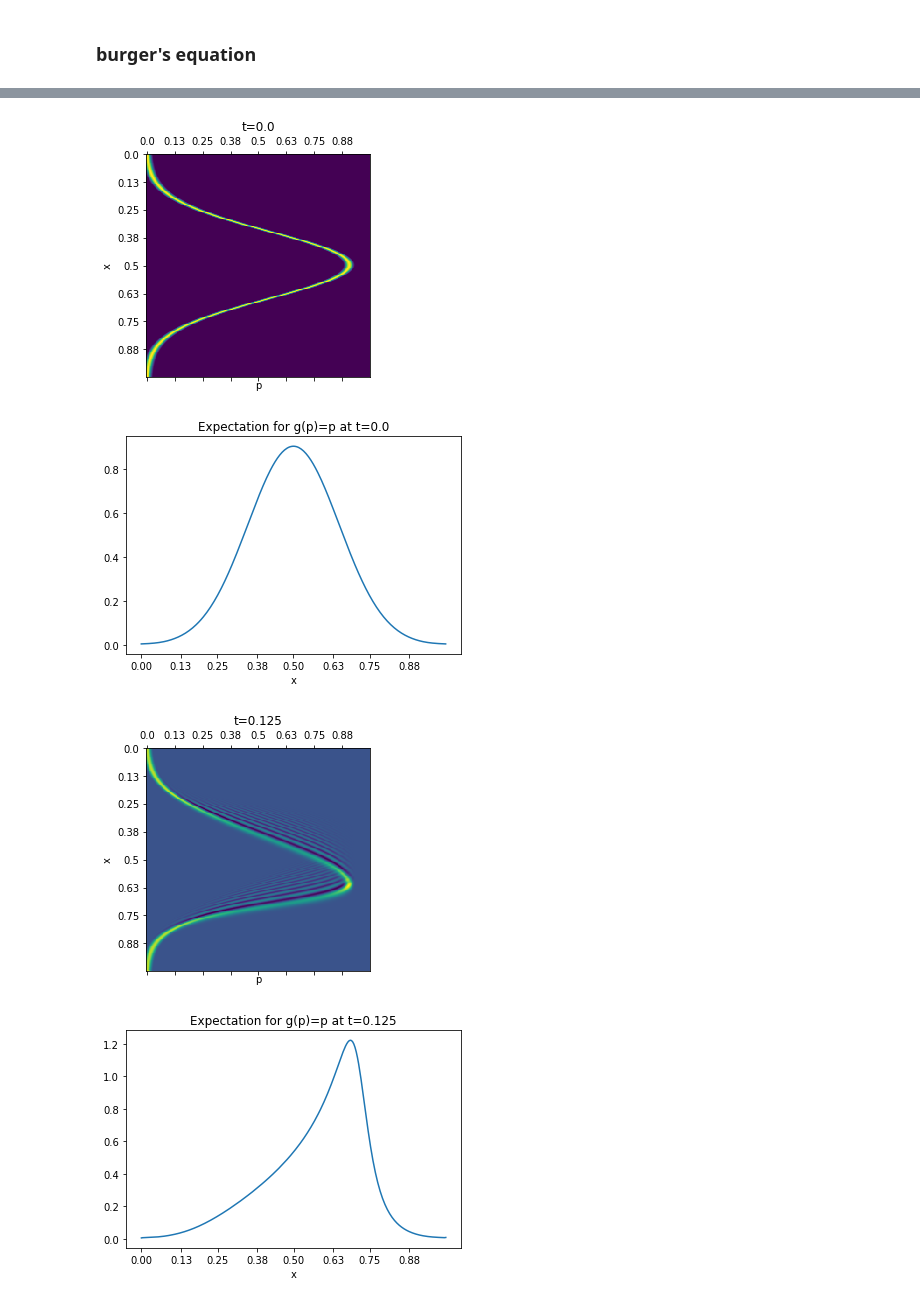
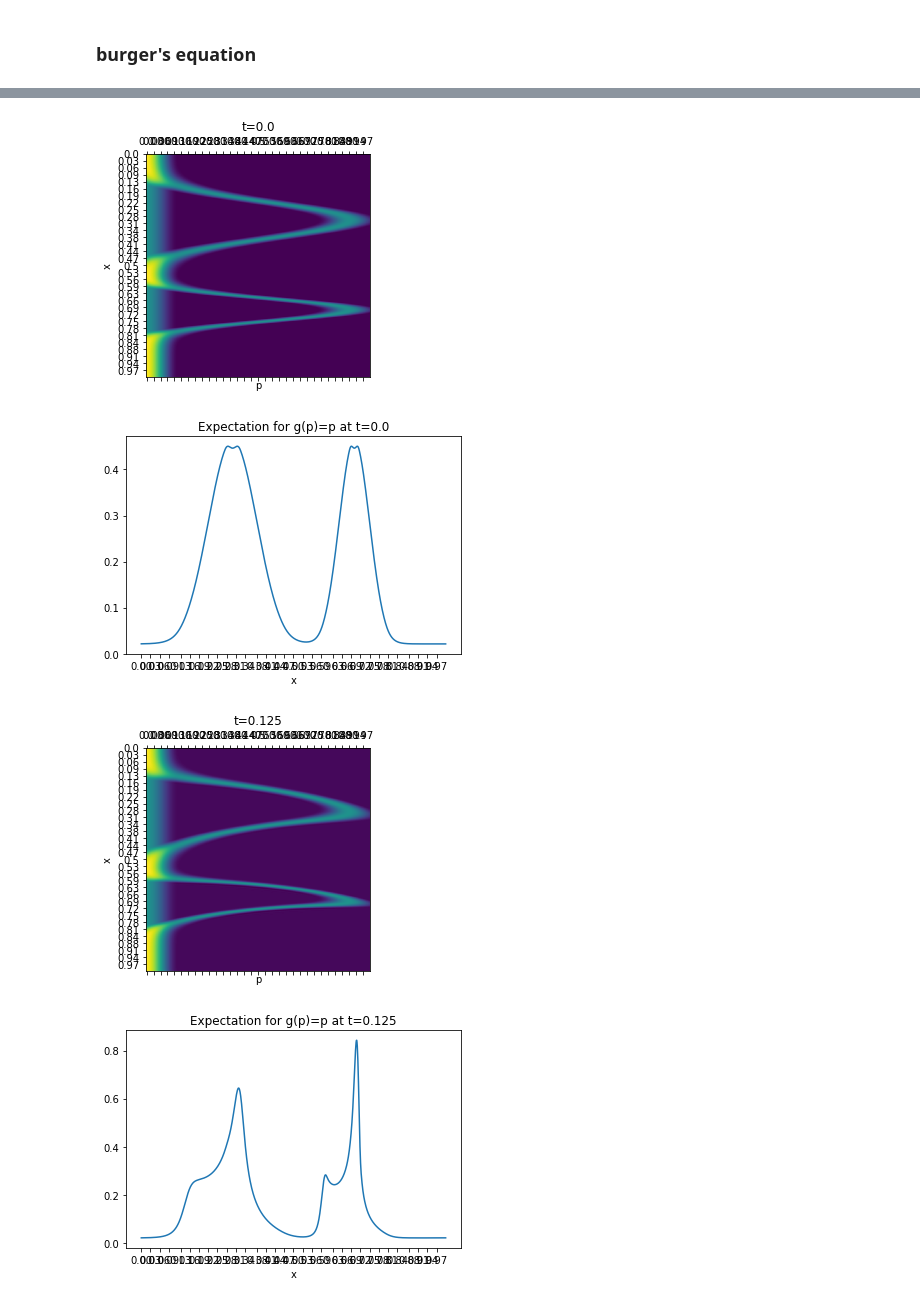
Before and after one commit to jli0108/quantum-diff-eq-ham-ebd, a Jupyter notebook: scalar_hyperbolic.ipynb, the cells around one changed output, grey strips where cells are left out. Cells and saved outputs as stored; diff of their text form; code cells hidden in the pictures.

```diff
--- a/scalar_hyperbolic.ipynb
+++ b/scalar_hyperbolic.ipynb
@@ -35,4 +47,7 @@ u_0 = np.exp(-0.5 * ((x - mu) / sigma) ** 2) / 1.1 #/ (sigma * np.sqrt(2 * np.pi
 # %%
-plt.plot(x[:,0], u_0[:,0])
+for i in range(M):
+    plt.plot(x[:,0], u_0[i,:,0], label=f"u_0^[{i}]")
+
+plt.legend()
 plt.show()
 # %% [output]
@@ -40,2 +55,7 @@ plt.show()
 # %%
-psi_0 = delta_1d(p - u_0, omega)
+psi_0 = np.zeros_like(x)
+
+for i in range(M):
+    psi_0 += delta_1d(p - u_0[i], omega)
+
+psi_0 /= M
@@ -47,3 +62 @@ plt.show()
-# %%
-psi = psi_0
 # %%
@@ -51,29 +71,40 @@ discrete_gradient = diags([-np.ones(N-1), np.zeros(N), np.ones(N-1)], offsets=[-
+# %%
+discrete_gradient_vec = np.zeros(N)
+
+# second order central differences (flipped)
+discrete_gradient_vec[1] = -1
+discrete_gradient_vec[-1] = 1
+
+discrete_gradient_vec /= 2 * h
+
+evals = np.fft.fft(discrete_gradient_vec)
 # %%
 T = 0.5
 N_t = 5 # time points
 # %%
 for t in np.linspace(0, T, N_t):
     psi = np.zeros_like(psi_0)
-    for i,p_val in enumerate(np.linspace(0, 1, N)):
-        psi[:,i] = expm_multiply(-p_val * discrete_gradient * t, psi_0[:,i])
+    for i,p_val in enumerate(np.linspace(0, 1, N_p)):
+
+        psi[:,i] = ifft(np.exp(-(p_val ** 2 - p_val) * t * evals) * fft(psi_0[:,i])).real
+        # psi[:,i] = expm_multiply(-p_val * discrete_gradient * t, psi_0[:,i])
     plt.matshow(psi)
     plt.title(f"t={t}")
     plt.ylabel("x")
     plt.yticks(np.arange(N, step=32), np.round(x[::32,0], decimals=2))
-
     plt.xlabel("p")
-    plt.xticks(np.arange(N, step=32), np.round(p[0,::32], decimals=2))
-    plt.savefig(f"level_set_{t}.png", dpi=100, facecolor="white")
+    plt.xticks(np.arange(N_p, step=32), np.round(p[0,::32], decimals=2))
+    plt.savefig(f"level_set_{t : 0.3f}.png", dpi=100, facecolor="white")
     plt.show()
 
     exp_g = np.average(p * psi, axis=1)
     plt.plot(x[:,0], exp_g)
     plt.title(f"Expectation for g(p)=p at t={t}")
     plt.xlabel("x")
     plt.xticks(np.round(x[::32,0], decimals=2))
     plt.show()
 # %% [output]
-[figure, old version]
+[figure, new version]
-[figure, old version]
+[figure, new version]
-[figure, old version]
+[figure, new version]
-[figure, old version]
+[figure, new version]
```
Also changed, not shown: parts of 12 cells of this notebook.
